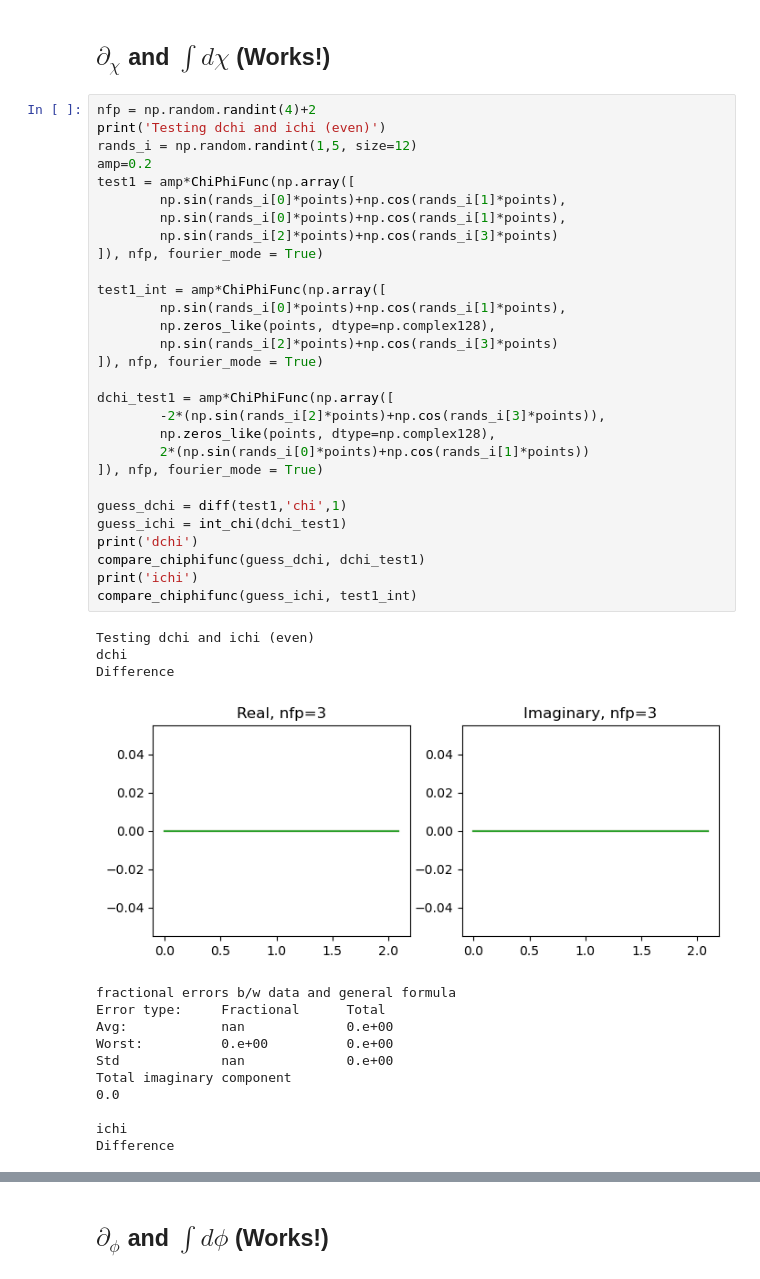
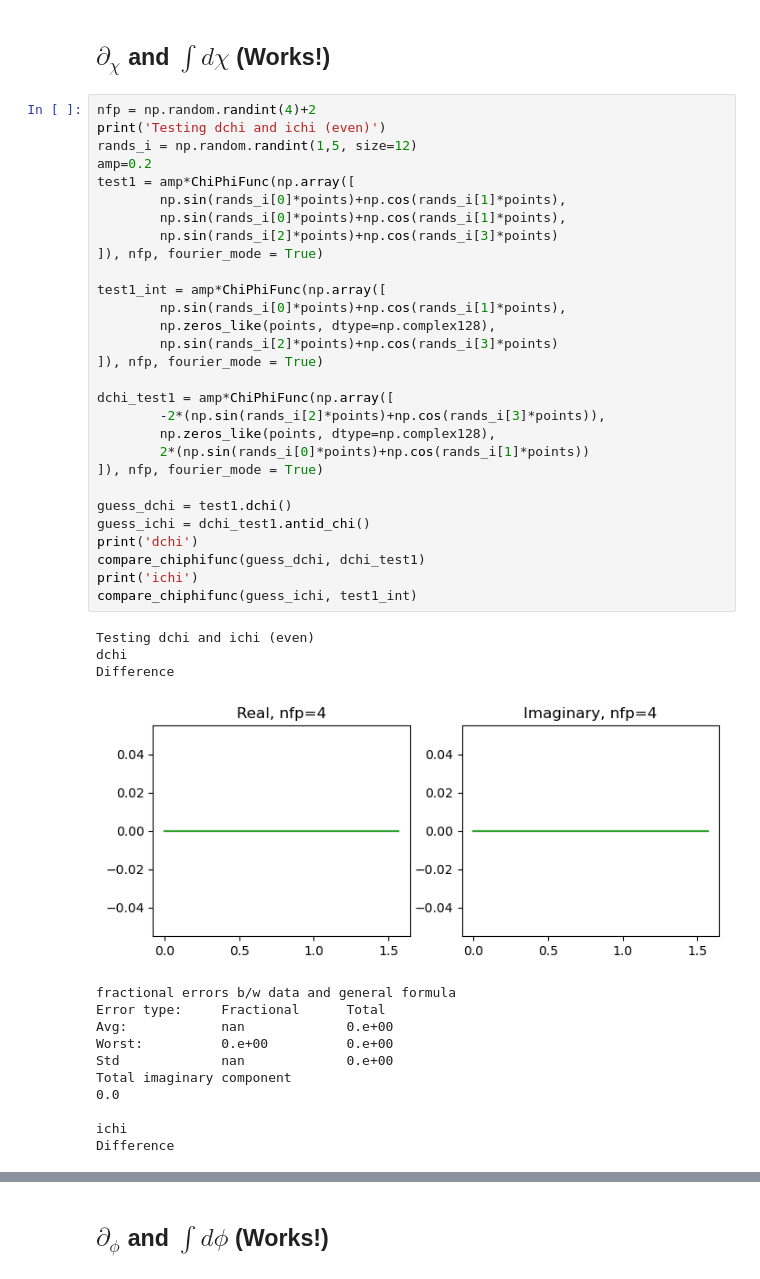
Before and after one commit to lankef/pyAQSC, a Jupyter notebook: examples/ChiPhiFunc test suite.ipynb, the cells around one changed output, grey strips where cells are left out. Saved outputs shown, nothing was run; the diff lists cells and outputs as text.

```diff
--- a/examples/ChiPhiFunc test suite.ipynb
+++ b/examples/ChiPhiFunc test suite.ipynb
@@ -250,36 +364,36 @@ print(ChiPhiFuncNull()*all_0_test)
 nfp = np.random.randint(4)+2
 print('Testing dchi and ichi (even)')
 rands_i = np.random.randint(1,5, size=12)
 amp=0.2
 test1 = amp*ChiPhiFunc(np.array([
         np.sin(rands_i[0]*points)+np.cos(rands_i[1]*points),
         np.sin(rands_i[0]*points)+np.cos(rands_i[1]*points),
         np.sin(rands_i[2]*points)+np.cos(rands_i[3]*points)
 ]), nfp, fourier_mode = True)
 
 test1_int = amp*ChiPhiFunc(np.array([
         np.sin(rands_i[0]*points)+np.cos(rands_i[1]*points),
         np.zeros_like(points, dtype=np.complex128),
         np.sin(rands_i[2]*points)+np.cos(rands_i[3]*points)
 ]), nfp, fourier_mode = True)
 
 dchi_test1 = amp*ChiPhiFunc(np.array([
         -2*(np.sin(rands_i[2]*points)+np.cos(rands_i[3]*points)),
         np.zeros_like(points, dtype=np.complex128),
         2*(np.sin(rands_i[0]*points)+np.cos(rands_i[1]*points))
 ]), nfp, fourier_mode = True)
 
-guess_dchi = diff(test1,'chi',1)
-guess_ichi = int_chi(dchi_test1)
+guess_dchi = test1.dchi()
+guess_ichi = dchi_test1.antid_chi()
 print('dchi')
 compare_chiphifunc(guess_dchi, dchi_test1)
 print('ichi')
 compare_chiphifunc(guess_ichi, test1_int)
 # %% [output]
 Testing dchi and ichi (even)
 dchi
 Difference
-[figure, old version]
+[figure, new version]
 fractional errors b/w data and general formula
 Error type:     Fractional      Total
 Avg:            nan             0.e+00
```
Also changed, not shown: parts of 64 cells of this notebook, 48 other files.
